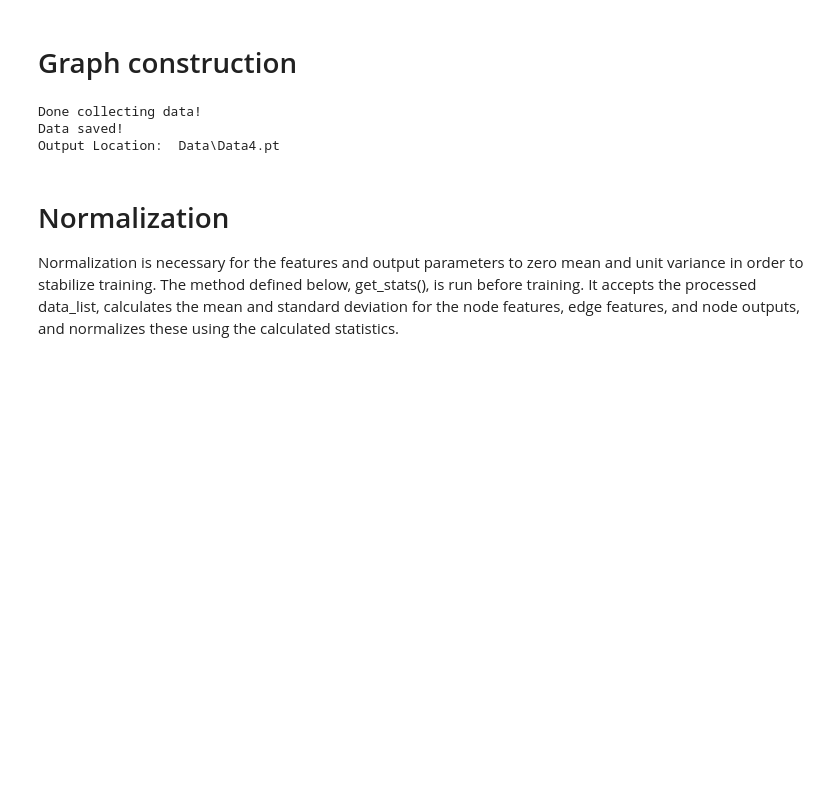
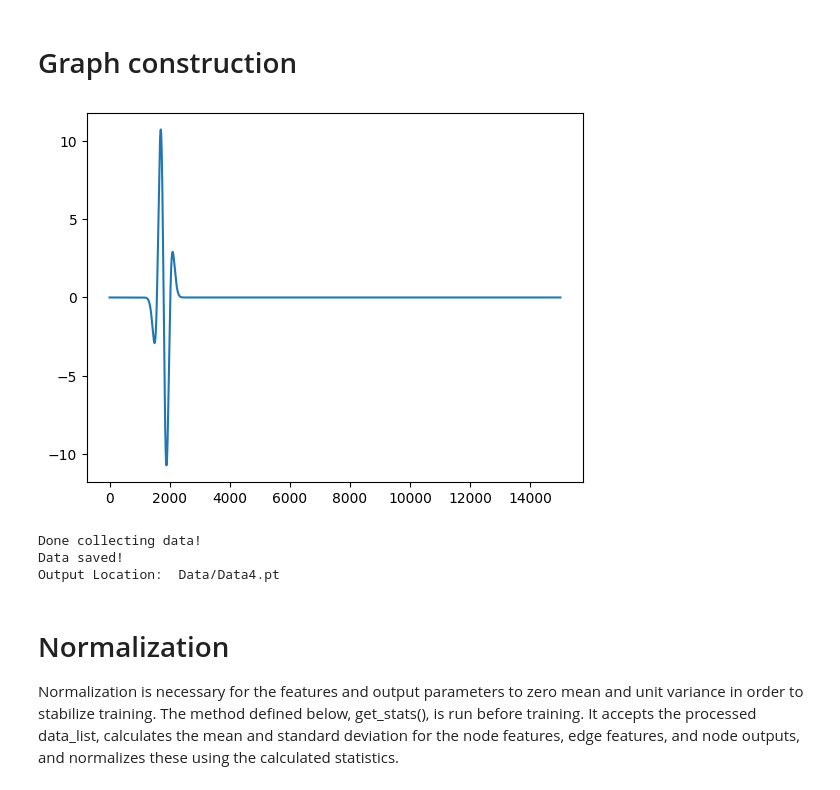
Before and after one commit to KurtSoncco/GNN_Soil_Dynamics, a Jupyter notebook: GNN.ipynb, the cells around one changed output. Cells and saved outputs as stored; diff of their text form; code cells hidden in the pictures; blank space fills up the shorter version.

```diff
--- a/GNN.ipynb
+++ b/GNN.ipynb
@@ -26,7 +70,12 @@ import random
 # %%
 # Acceleration data
 df = pd.read_csv("Data/Data4.csv")
+time = df["0"].values
 df.drop(columns=["0"], inplace=True)
 
 # Coordinates data
-df_coord = np.array([[2.5, 5*i] for i in range(0, 31)])
+df_coord = np.array([[2.5, 30*i] for i in range(0, df.shape[1])])
+
+# Node type
+node_type = np.zeros(df_coord.shape[0])
+node_type[[-1,0]] = 1
@@ -46,14 +82,50 @@ data_path = "Data"
+# %%
+# Input acceleration
+freq1 = 1.75 # Freq1
+t01 = 1.8 # Time Shift
+t = time
+wave = -2*freq1**2*np.pi**2*np.exp(-freq1**2*np.pi**2*(t01 - t)**2)*(t01 - t)*(2*freq1**2*np.pi**2*t01**2 - 4*freq1**2*np.pi**2*t01*t + 2*freq1**2*np.pi**2*t**2 - 3)
+# Create acceleration array input
+input_acc = np.zeros_like(df.values)
+input_acc[:,0] = wave
+
+
+plt.plot(input_acc[:,0])
+plt.show()
+# %% [output]
+[figure, added]
 # %%
-for dt in range(df.shape[0]):
-    if dt == number_ts:
+# Initialize the data_list
+data_list = []
+
+# Time step
+dt = 1e-4
+
+# Spacing
+dx = 30
+
+# Establish some data
+number_trajectories = 1
+number_ts = -1
+
+# Create file_path
+data_path = "Data"
+save_data = True
+
+for k in range(df.shape[0]):
+    if k == number_ts:
         break
 
     # Get acceleration
-    acceleration = torch.tensor(df.iloc[dt].values, dtype=torch.float).unsqueeze(1)
+    acceleration_target = torch.tensor(df.iloc[k].values, dtype=torch.float).unsqueeze(1)
+    acceleration_input = torch.tensor(input_acc[k], dtype=torch.float).unsqueeze(1)
+
+    # Get node type
+    node_type_input = torch.tensor(node_type, dtype=torch.float)
 
     # Get edge_index
     coordinates = torch.tensor(df_coord, dtype=torch.float)
-    edges_index = radius_graph(coordinates, r=1.1*5, loop=False).squeeze(0).type(torch.long)
+    edges_index = radius_graph(coordinates, r=1.1*dx, loop=False).squeeze(0).type(torch.long)
 
     # Get edge_attr
     u_i = coordinates[edges_index[0]]
@@ -63,18 +135,20 @@ for dt in range(df.shape[0]):
     edge_attr = torch.cat([u_ij, u_ij_norm], dim=-1).type(torch.float)
 
     # Store data
-    data_list.append(Data(x=acceleration, edge_index=edges_index, edge_attr=edge_attr, y=acceleration))
+    data_list.append(Data(x=acceleration_input, edge_index=edges_index,
+                          edge_attr=edge_attr, y=acceleration_target, node_type=node_type_input))
 
 print("Done collecting data!")
 
 # Save
-torch.save(data_list, os.path.join(data_path, "Data4.pt"))
-print("Data saved!")
-print("Output Location: ", os.path.join(data_path, "Data4.pt"))
+if save_data:
+  torch.save(data_list, os.path.join(data_path, "Data4.pt"))
+  print("Data saved!")
+  print("Output Location: ", os.path.join(data_path, "Data4.pt"))
 # %% [output]
 Done collecting data!
 Data saved!
-Output Location:  Data\Data4.pt
+Output Location:  Data/Data4.pt
 # %% [markdown]
 # Normalization
 Normalization is necessary for the features and output parameters to zero mean and unit variance in order to stabilize training. The method defined below, get_stats(), is run before training. It accepts the processed data_list, calculates the mean and standard deviation for the node features, edge features, and node outputs, and normalizes these using the calculated statistics.
```
Also changed, not shown: parts of 18 cells of this notebook, 7 other files.
